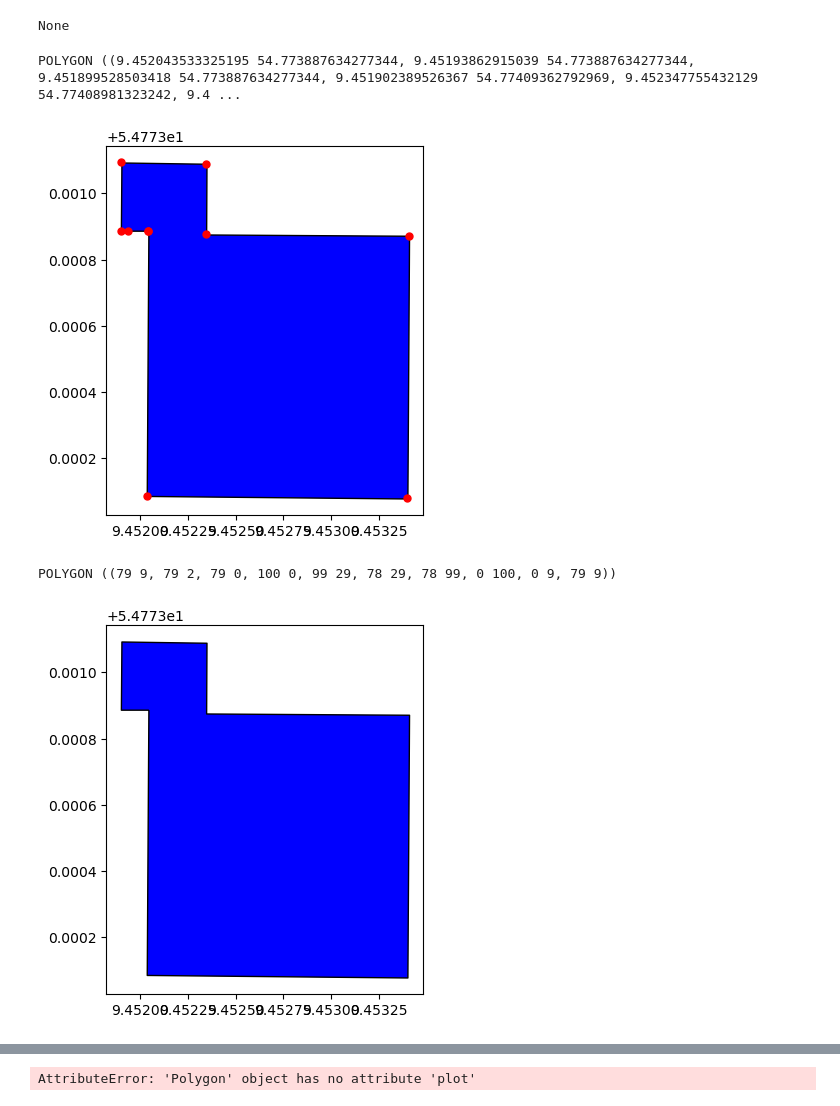
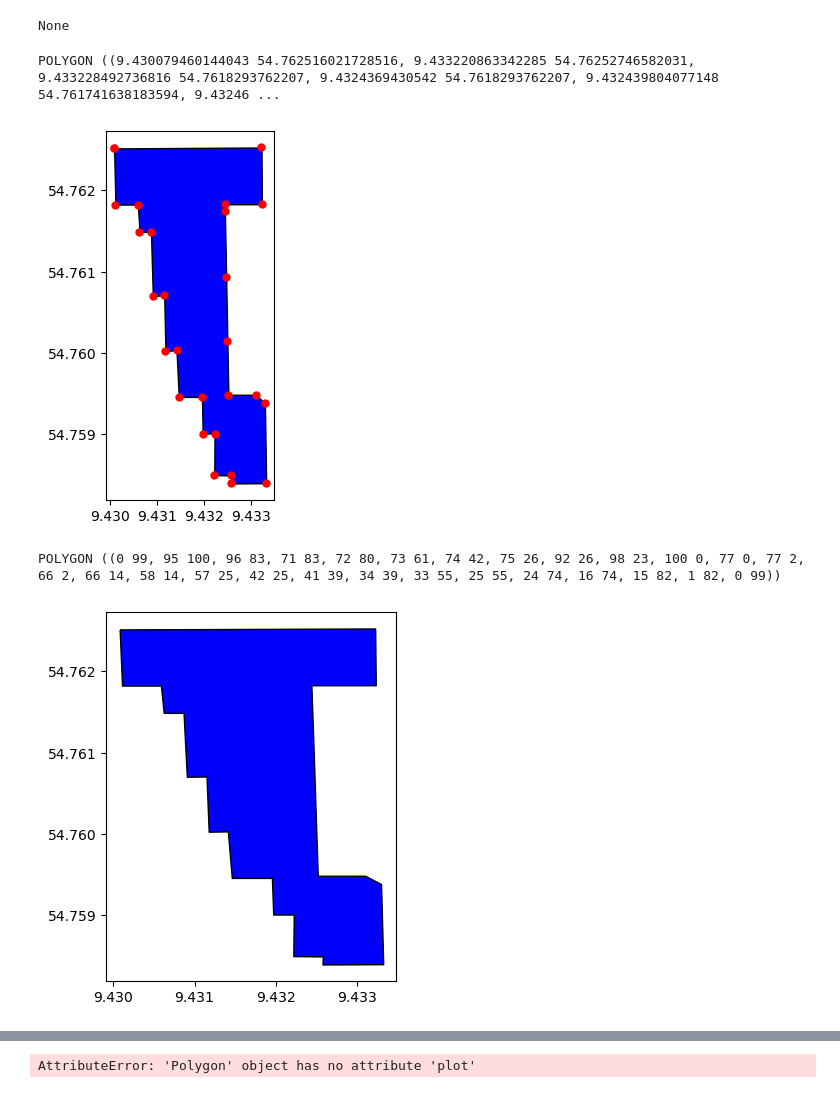
Before and after one commit to radtklau/Sentinel-Building-Segmentation, a Jupyter notebook: data_prep.ipynb, the cells around one changed output, grey strips where cells are left out. Drawn from its saved outputs; the diff is of its cells as text; code cells hidden in the pictures.

```diff
--- a/data_prep.ipynb
+++ b/data_prep.ipynb
@@ -243,7 +243,7 @@ print(bbox_buildings.iloc[0]["wikipedia"])
 # %% [output]
 None
 # %%
-ind = 2
+ind = 0
 # %%
 import rasterio.features
 from shapely.geometry import Polygon
@@ -265,8 +265,8 @@ print(polygon_building_data.iloc[ind])
 
 plt.show()
 # %% [output]
-POLYGON ((9.452043533325195 54.773887634277344, 9.45193862915039 54.773887634277344, 9.451899528503418 54.773887634277344, 9.451902389526367 54.77409362792969, 9.452347755432129 54.77408981323242, 9.4 ...
+POLYGON ((9.430079460144043 54.762516021728516, 9.433220863342285 54.76252746582031, 9.433228492736816 54.7618293762207, 9.4324369430542 54.7618293762207, 9.432439804077148 54.761741638183594, 9.43246 ...
-[figure, old version]
+[figure, new version]
 # %%
 geographic_crs = 'EPSG:4326'
 utm_crs = 'EPSG:32632'
@@ -294,14 +294,14 @@ po = Polygon(coords)
 print(po)
 ge = gpd.GeoSeries([polygon])
 # %% [output]
-POLYGON ((79 9, 79 2, 79 0, 100 0, 99 29, 78 29, 78 99, 0 100, 0 9, 79 9))
+POLYGON ((0 99, 95 100, 96 83, 71 83, 72 80, 73 61, 74 42, 75 26, 92 26, 98 23, 100 0, 77 0, 77 2, 66 2, 66 14, 58 14, 57 25, 42 25, 41 39, 34 39, 33 55, 25 55, 24 74, 16 74, 15 82, 1 82, 0 99))
 # %%
 fig, ax = plt.subplots()
 polygon_building_data[ind:ind+1].plot(ax=ax, color='blue', edgecolor='black')
-#ax.set_aspect('equal')
+ax.set_aspect('equal')
 plt.show()
 # %% [output]
-[figure, old version]
+[figure, new version]
 # %%
 poly = Polygon([(0, 50), (10, 10), (30, 0), (45, 45), (0, 50)])
 img = rasterio.features.rasterize([po], out_shape=(120,120))
```
Also changed, not shown: parts of 1 cell of this notebook, 2 other files.
